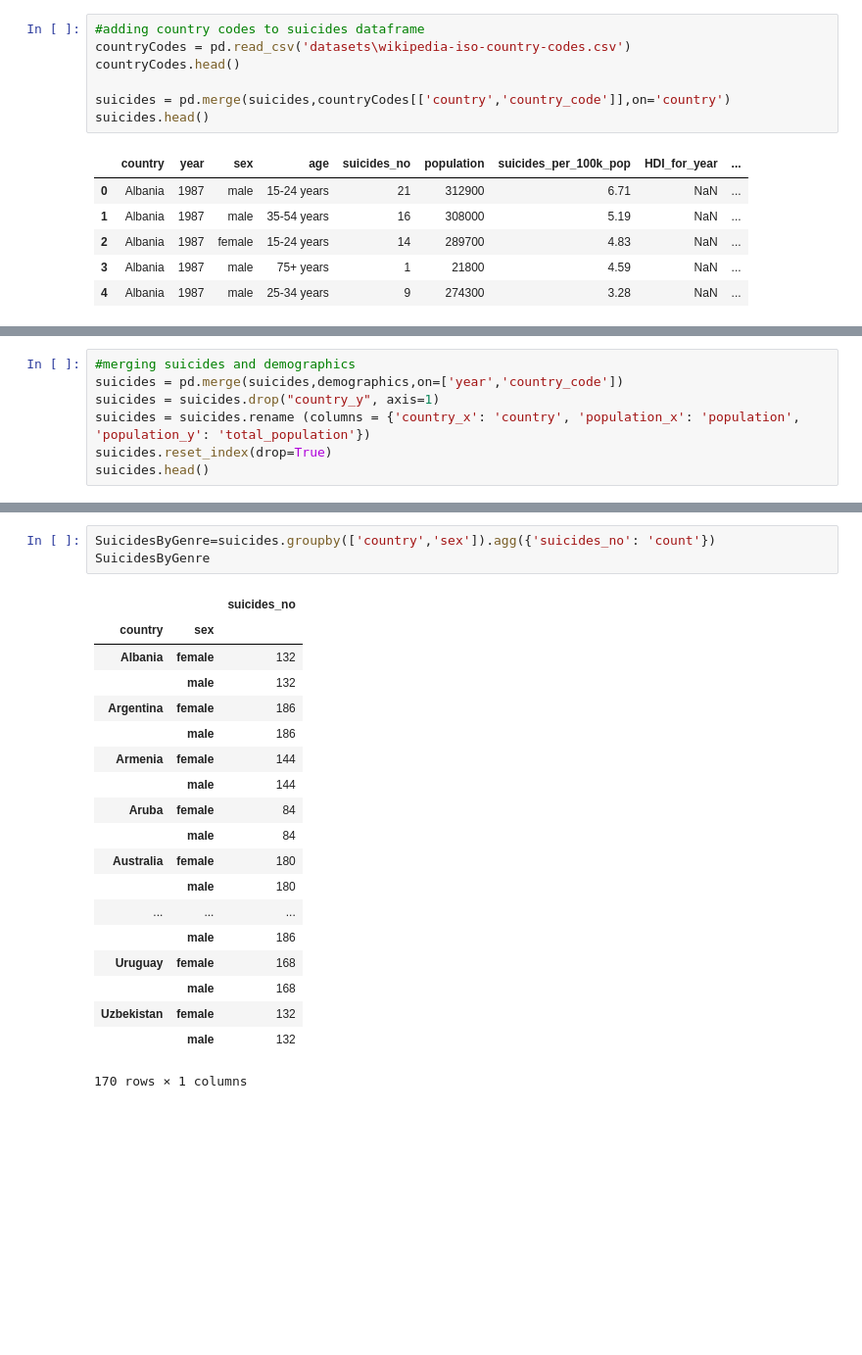
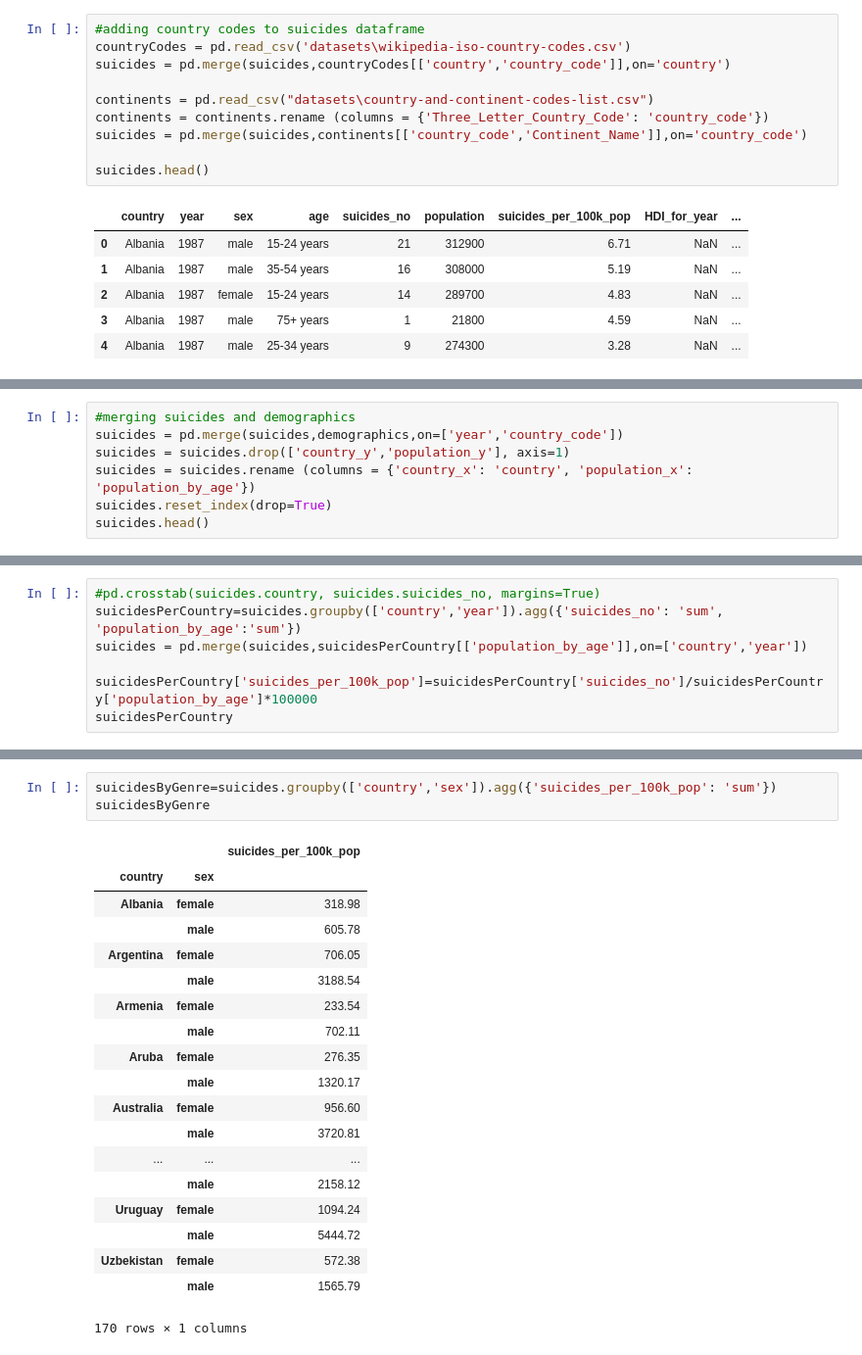
Before and after one commit to MiguelArieiro/WorldSuicideRatesAnalysis, a Jupyter notebook: sgd3.ipynb, the cells around one changed output, grey strips where cells are left out. Shown: that part at 98% size. Drawn from its saved outputs; the diff is of its cells as text; blank space fills up the shorter version.

```diff
--- a/sgd3.ipynb
+++ b/sgd3.ipynb
@@ -37,9 +37,12 @@ suicides.head()
 # %%
 #adding country codes to suicides dataframe
 countryCodes = pd.read_csv('datasets\wikipedia-iso-country-codes.csv')
-countryCodes.head()
+suicides = pd.merge(suicides,countryCodes[['country','country_code']],on='country')
 
-suicides = pd.merge(suicides,countryCodes[['country','country_code']],on='country')
+continents = pd.read_csv("datasets\country-and-continent-codes-list.csv")
+continents = continents.rename (columns = {'Three_Letter_Country_Code': 'country_code'})
+suicides = pd.merge(suicides,continents[['country_code','Continent_Name']],on='country_code')
+
 suicides.head()
 # %% [output]
 |  | country | year | sex | age | suicides_no | population | suicides_per_100k_pop | HDI_for_year | ... |
@@ -87,8 +54,8 @@ health.head()
 # %%
 #merging suicides and demographics
 suicides = pd.merge(suicides,demographics,on=['year','country_code'])
-suicides = suicides.drop("country_y", axis=1)
-suicides = suicides.rename (columns = {'country_x': 'country', 'population_x': 'population', 'population_y': 'total_population'})
+suicides = suicides.drop(['country_y','population_y'], axis=1)
+suicides = suicides.rename (columns = {'country_x': 'country', 'population_x': 'population_by_age'})
 suicides.reset_index(drop=True)
 suicides.head()
 # %% [output]
@@ -100,0 +68,7 @@ suicides.head()
+# %%
+#pd.crosstab(suicides.country, suicides.suicides_no, margins=True)
+suicidesPerCountry=suicides.groupby(['country','year']).agg({'suicides_no': 'sum', 'population_by_age':'sum'})
+suicides = pd.merge(suicides,suicidesPerCountry[['population_by_age']],on=['country','year'])
+
+suicidesPerCountry['suicides_per_100k_pop']=suicidesPerCountry['suicides_no']/suicidesPerCountry['population_by_age']*100000
+suicidesPerCountry
@@ -133,23 +109,23 @@ SuicidesPerCountry
 # %%
-SuicidesByGenre=suicides.groupby(['country','sex']).agg({'suicides_no': 'count'})
-SuicidesByGenre
+suicidesByGenre=suicides.groupby(['country','sex']).agg({'suicides_per_100k_pop': 'sum'})
+suicidesByGenre
 # %% [output]
-|  |  | suicides_no |
+|  |  | suicides_per_100k_pop |
 | country | sex |  |
-| Albania | female | 132 |
-|  | male | 132 |
-| Argentina | female | 186 |
-|  | male | 186 |
-| Armenia | female | 144 |
-|  | male | 144 |
-| Aruba | female | 84 |
-|  | male | 84 |
-| Australia | female | 180 |
-|  | male | 180 |
+| Albania | female | 318.98 |
+|  | male | 605.78 |
+| Argentina | female | 706.05 |
+|  | male | 3188.54 |
+| Armenia | female | 233.54 |
+|  | male | 702.11 |
+| Aruba | female | 276.35 |
+|  | male | 1320.17 |
+| Australia | female | 956.60 |
+|  | male | 3720.81 |
 | ... | ... | ... |
-|  | male | 186 |
-| Uruguay | female | 168 |
-|  | male | 168 |
-| Uzbekistan | female | 132 |
-|  | male | 132 |
+|  | male | 2158.12 |
+| Uruguay | female | 1094.24 |
+|  | male | 5444.72 |
+| Uzbekistan | female | 572.38 |
+|  | male | 1565.79 |
 170 rows × 1 columns
```
Also changed, not shown: parts of 7 cells of this notebook, 3 other files.
